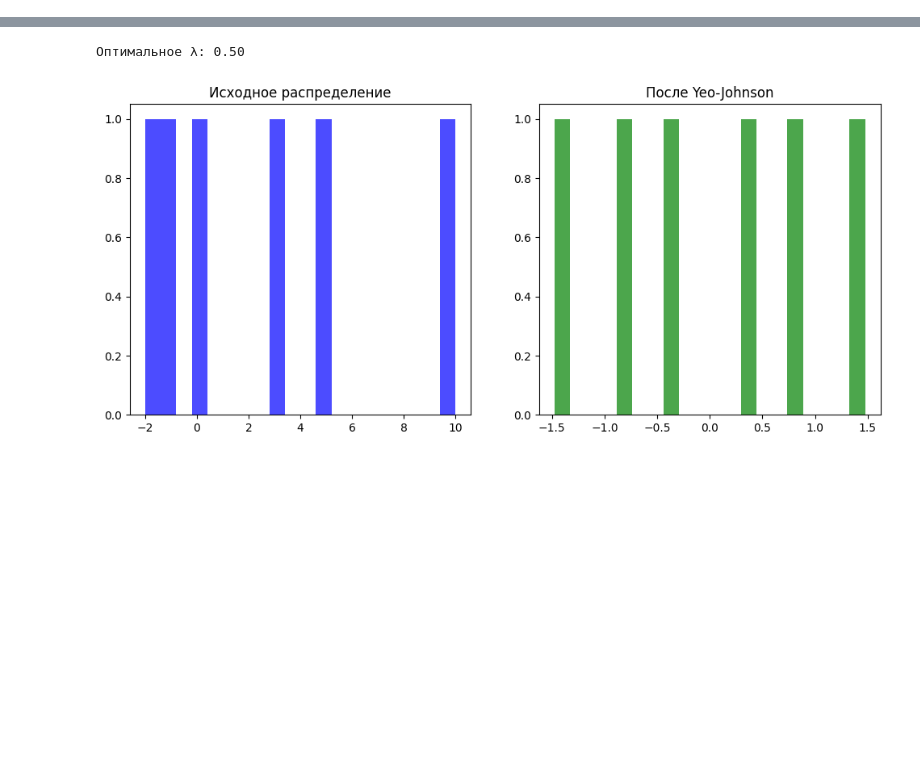
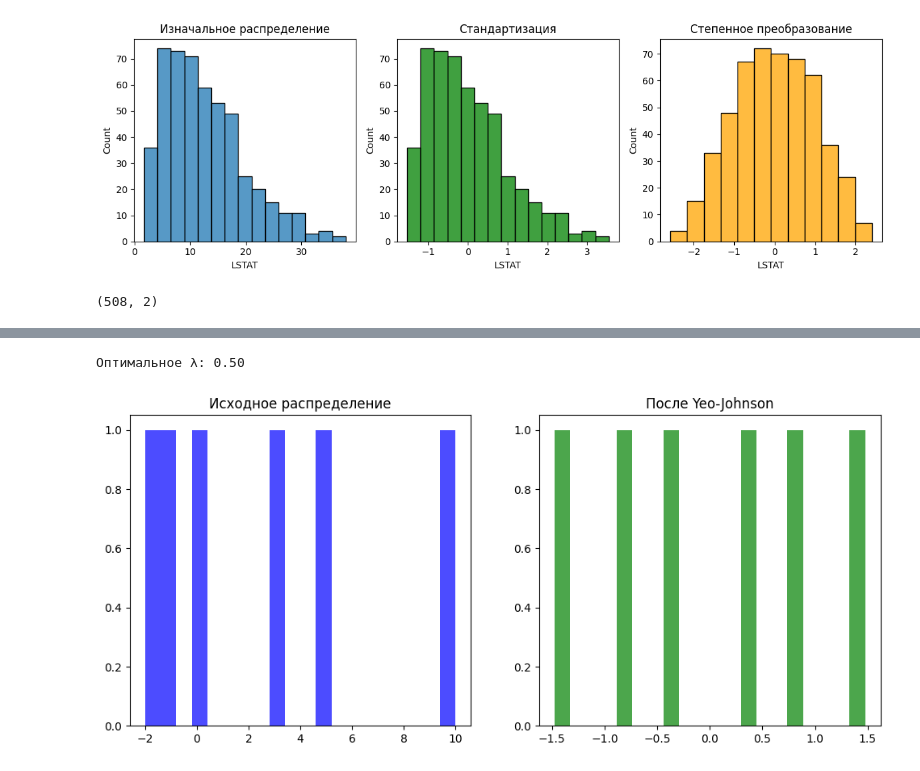
Before and after one commit to ChargeChallenger/TANN-notebooks, a Jupyter notebook: 04-nonlinear.ipynb, the cells around one changed output, grey strips where cells are left out. Saved outputs shown, nothing was run; the diff lists cells and outputs as text; code cells hidden in the pictures; blank space fills up the shorter version.

```diff
--- a/04-nonlinear.ipynb
+++ b/04-nonlinear.ipynb
@@ -0,0 +37,41 @@
+# %%
+# создадим сетку подграфиков 1 x 3
+fig, ax = plt.subplots(nrows = 1, ncols = 3, figsize = (12,4))
+
+# на первом графике разместим изначальное распределение
+sns.histplot(data = boston, x = 'LSTAT',
+						bins = 15,
+						ax = ax[0])
+ax[0].set_title('Изначальное распределение')
+
+# на втором - данные после стандартизации
+sns.histplot(x = (boston.LSTAT - np.mean(boston.LSTAT)) / np.std(boston.LSTAT),
+							bins = 15, color = 'green',
+							ax = ax[1])
+ax[1].set_title('Стандартизация')
+
+# наконец скачаем функцию степенного преобразования power_transform()
+from sklearn.preprocessing import power_transform
+
+# и на третьем графике покажем преобразование Бокса-Кокса
+sns.histplot(x = power_transform(boston[['LSTAT']],
+																	method = 'box-cox').flatten(),
+																	bins = 12, color = 'orange',
+																	ax = ax[2])
+ax[2].set(title = 'Степенное преобразование', xlabel = 'LSTAT')
+
+plt.tight_layout()
+plt.show()
+# %% [output]
+[figure, added]
+# %%
+# сделаем копию датафрейма
+boston_outlier = boston.copy()
+# создадим два отличающихся наблюдения
+outliers = [pd.Series([45, 70], index = boston_outlier.columns), pd.Series([50, 72], index = boston_outlier.columns)]
+# добавим их в датафрейм
+boston_outlier = pd.concat([boston_outlier, pd.DataFrame(outliers)], ignore_index=True)
+# посмотрим на размерность нового датафрейма
+boston_outlier.shape
+# %% [output]
+(508, 2)
```
Also changed, not shown: parts of 9 cells of this notebook, 1 other file.
